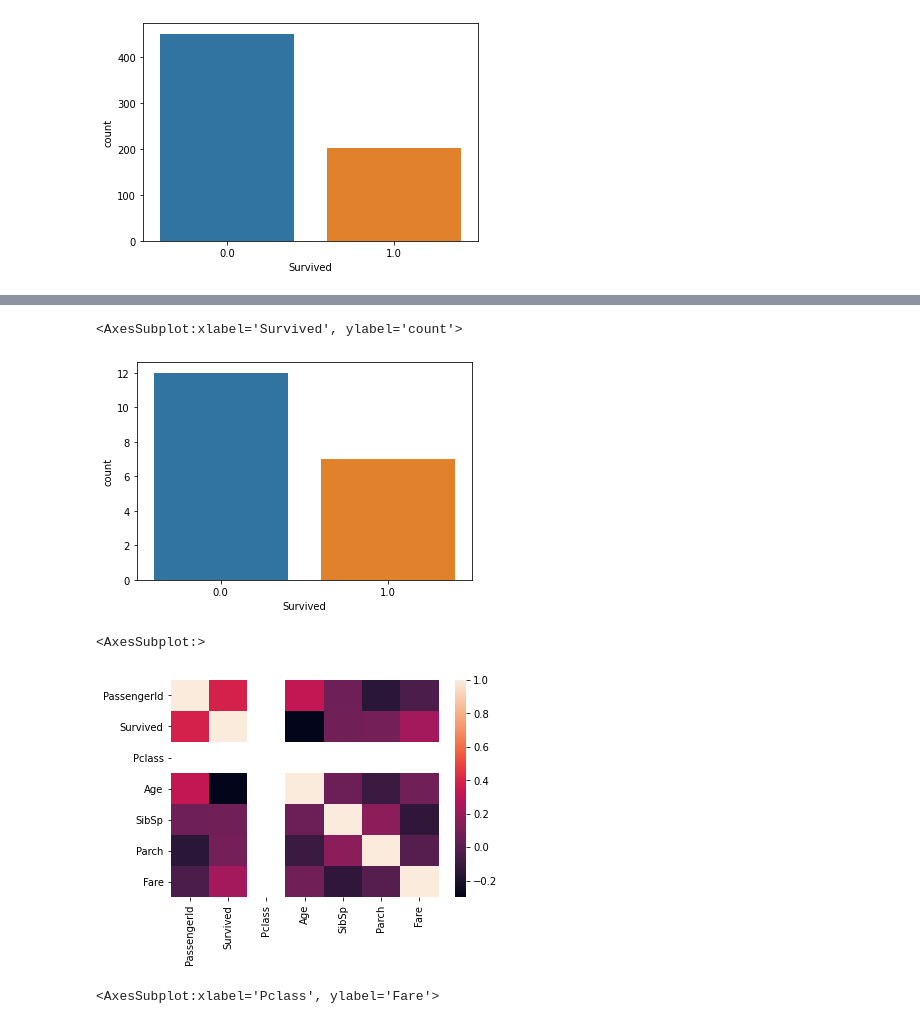
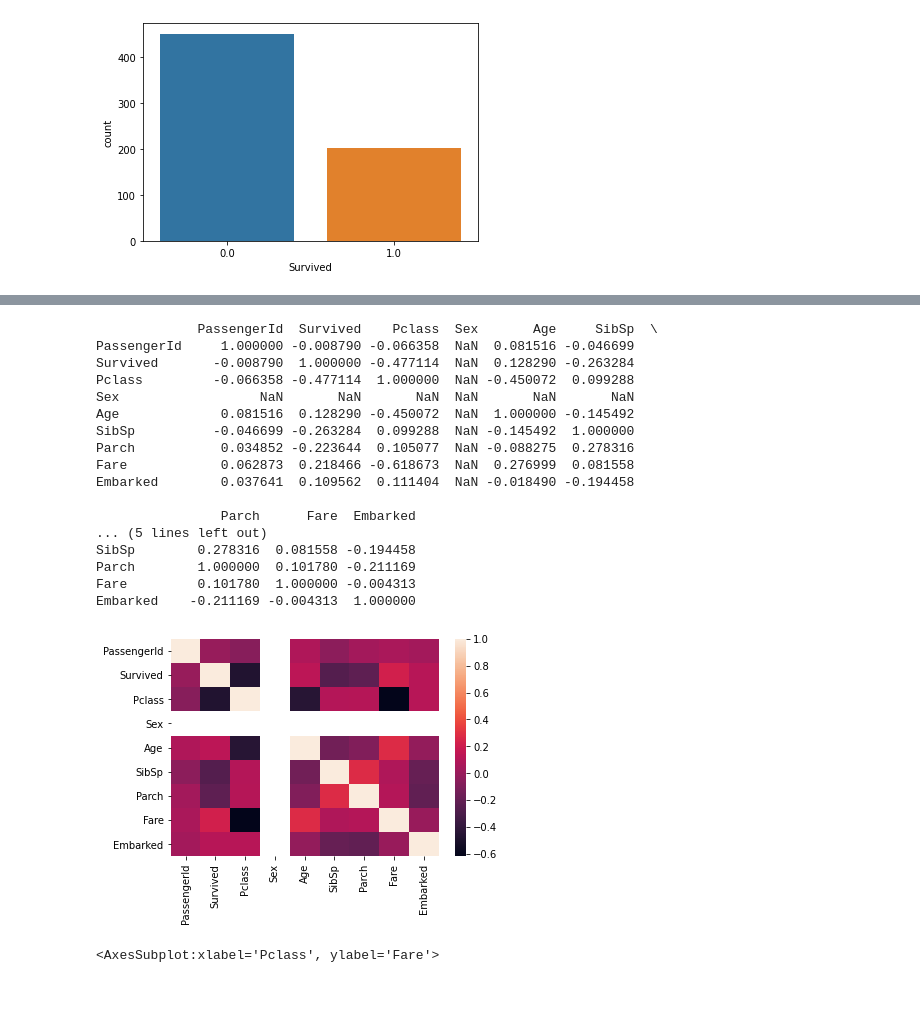
Before and after one commit to kanameg/ml4se, a Jupyter notebook: python/src/data_analysis.ipynb, the cells around one changed output, grey strips where cells are left out. Cells and saved outputs as stored; diff of their text form; code cells hidden in the pictures; blank space fills up the shorter version.

```diff
--- a/python/src/data_analysis.ipynb
+++ b/python/src/data_analysis.ipynb
@@ -90,0 +48,10 @@ Name: Embarked, dtype: int64
+# %%
+""" 性別を男性:0、女性:1に変換
+"""
+#data['Sex'].fillna(('male'), inplace=True)
+data['Sex'] = data['Sex'].map({'male': 0, 'female': 1}).astype(int)
+
+""" 乗船地を'S','C','Q'を0,1,2に変換
+"""
+data['Embarked'].fillna(('S'), inplace=True)
+data['Embarked'] = data['Embarked'].map({'S': 0, 'C': 1, 'Q': 2}).astype(int)
@@ -90,0 +60,8 @@ Name: Embarked, dtype: int64
+# %%
+""" 料金は平均値で補完
+"""
+data['Fare'].fillna(np.mean(data['Fare']), inplace=True)
+
+""" 年齢と客室クラスは相関があるので、クラス毎の平均で補完
+"""
+data['Age'] = data.groupby('Pclass').transform(lambda x: x.fillna(x.mean()))['Age']
@@ -152,17 +184,27 @@ data[(data['Fare'] > 100) & (data['Sex'] == 'male')]
 # %%
-""" 料金ごとに生存数がどのように違うかを視覚化
+""" ヒートマップ
 """
-sns.countplot(data=data[(data['Fare'] > 100) & (data['Sex'] == 'male')], x='Survived')
+sns.heatmap(data[data['Sex'] == 1].corr())
+print(data[data['Sex'] == 1].corr())
 # %% [output]
-<AxesSubplot:xlabel='Survived', ylabel='count'>
+             PassengerId  Survived    Pclass  Sex       Age     SibSp  \
+PassengerId     1.000000 -0.008790 -0.066358  NaN  0.081516 -0.046699
+Survived       -0.008790  1.000000 -0.477114  NaN  0.128290 -0.263284
+Pclass         -0.066358 -0.477114  1.000000  NaN -0.450072  0.099288
+Sex                  NaN       NaN       NaN  NaN       NaN       NaN
+Age             0.081516  0.128290 -0.450072  NaN  1.000000 -0.145492
+SibSp          -0.046699 -0.263284  0.099288  NaN -0.145492  1.000000
+Parch           0.034852 -0.223644  0.105077  NaN -0.088275  0.278316
+Fare            0.062873  0.218466 -0.618673  NaN  0.276999  0.081558
+Embarked        0.037641  0.109562  0.111404  NaN -0.018490 -0.194458
+
+                Parch      Fare  Embarked
+... (5 lines left out)
+SibSp        0.278316  0.081558 -0.194458
+Parch        1.000000  0.101780 -0.211169
+Fare         0.101780  1.000000 -0.004313
+Embarked    -0.211169 -0.004313  1.000000
-[figure, old version]
+[figure, new version]
-# %%
-""" ヒートマップ
-"""
-sns.heatmap(data[(data['Fare'] > 100) & (data['Sex'] == 'male')].corr())
-# %% [output]
-<AxesSubplot:>
-[figure, removed]
 # %%
 """ 客室クラスと料金の関係を箱ひげ図で表現
 """
```
Also changed, not shown: parts of 19 cells of this notebook.
